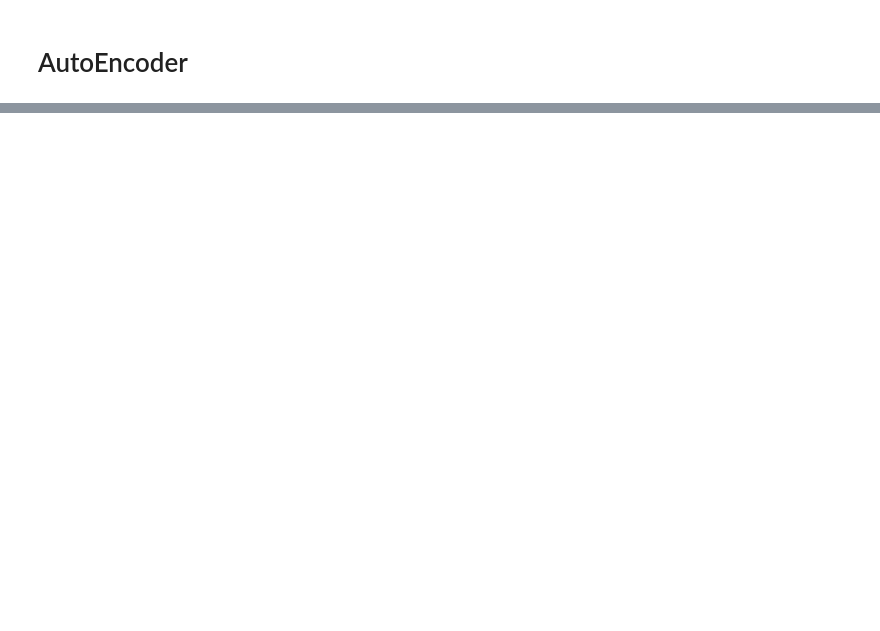
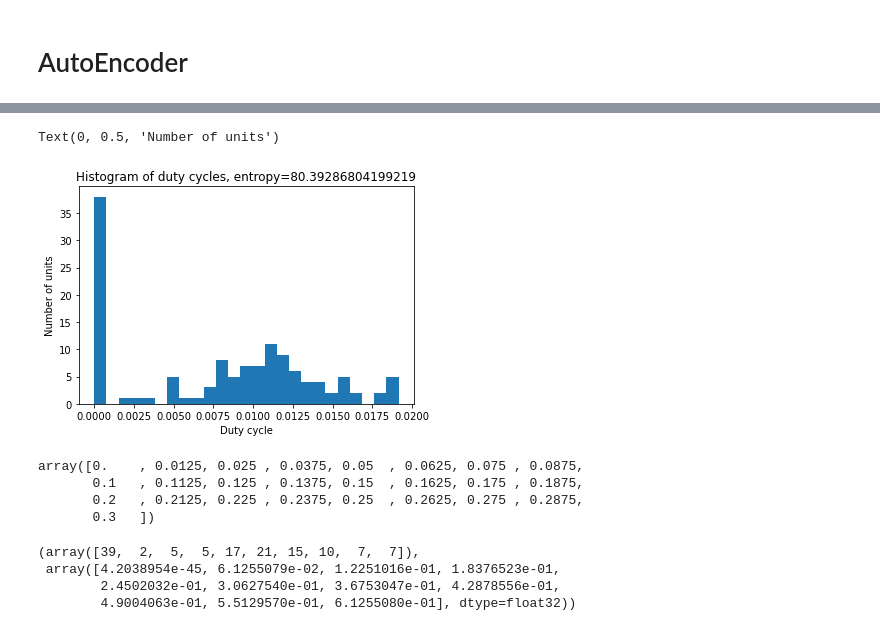
Before and after one commit to SolidusAbi/Sparse, a Jupyter notebook: test.ipynb, the cells around one changed output, grey strips where cells are left out. Cells and saved outputs as stored; diff of their text form; code cells hidden in the pictures; blank space fills up the shorter version.

```diff
--- a/test.ipynb
+++ b/test.ipynb
@@ -134,0 +175,25 @@ model[1].entropy()
+# %%
+bins = np.linspace(0.0, 0.03, 25)
+plt.hist((model[1].dutyCycle / 32).cpu().numpy(), bins=25)
+plt.title("Histogram of duty cycles, entropy=" + str(float(model[1].entropy())))
+plt.xlabel("Duty cycle")
+plt.ylabel("Number of units")
+# %% [output]
+Text(0, 0.5, 'Number of units')
+[figure, added]
+# %%
+bins = np.linspace(0.0, 0.3, 25)
+bins
+# %% [output]
+array([0.    , 0.0125, 0.025 , 0.0375, 0.05  , 0.0625, 0.075 , 0.0875,
+       0.1   , 0.1125, 0.125 , 0.1375, 0.15  , 0.1625, 0.175 , 0.1875,
+       0.2   , 0.2125, 0.225 , 0.2375, 0.25  , 0.2625, 0.275 , 0.2875,
+       0.3   ])
+# %%
+test = model[1].dutyCycle.cpu().numpy()
+np.histogram(test)
+# %% [output]
+(array([39,  2,  5,  5, 17, 21, 15, 10,  7,  7]),
+ array([4.2038954e-45, 6.1255079e-02, 1.2251016e-01, 1.8376523e-01,
+        2.4502032e-01, 3.0627540e-01, 3.6753047e-01, 4.2878556e-01,
+        4.9004063e-01, 5.5129570e-01, 6.1255080e-01], dtype=float32))
```
Also changed, not shown: parts of 36 cells of this notebook, 9 other files.
